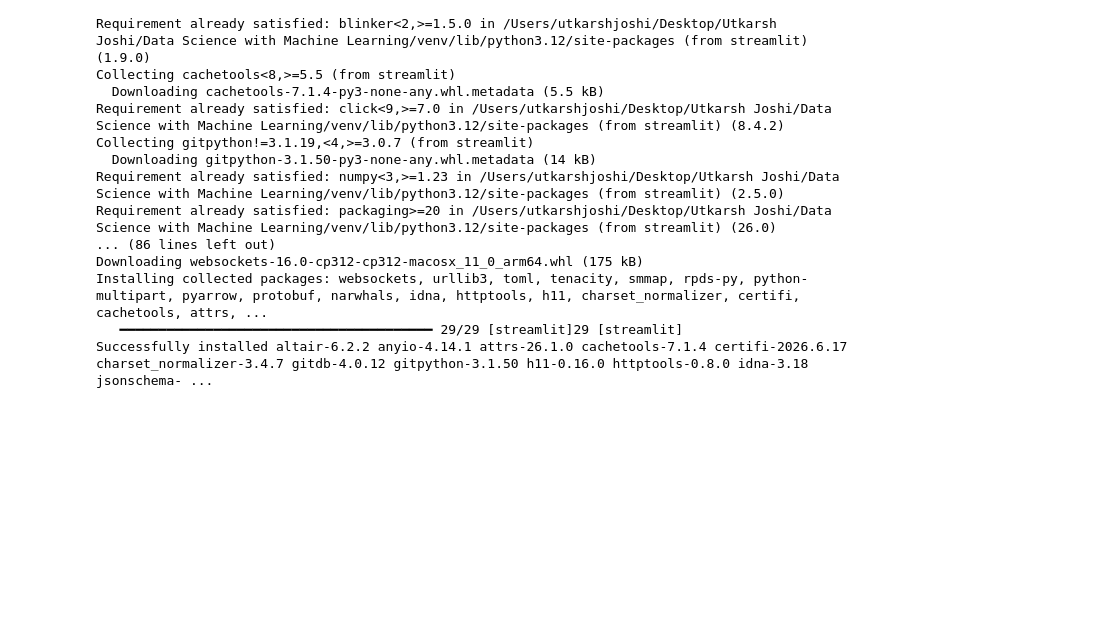
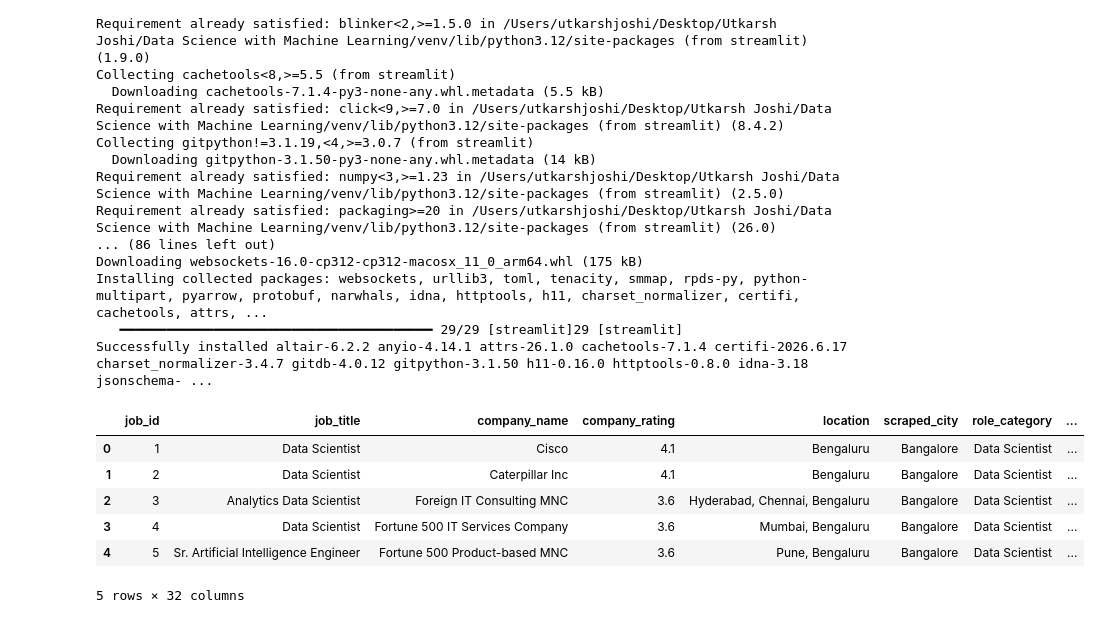
Before and after one commit to utkarshjoshi24/Machine-Learning-, a Jupyter notebook: Streamlit/test.ipynb, the cells around one changed output. Drawn from its saved outputs; the diff is of its cells as text; code cells hidden in the pictures; blank space fills up the shorter version.

```diff
--- a/Streamlit/test.ipynb
+++ b/Streamlit/test.ipynb
@@ -18,3 +18,16 @@ Downloading websockets-16.0-cp312-cp312-macosx_11_0_arm64.whl (175 kB)
 Installing collected packages: websockets, urllib3, toml, tenacity, smmap, rpds-py, python-multipart, pyarrow, protobuf, narwhals, idna, httptools, h11, charset_normalizer, certifi, cachetools, attrs, ...
    ━━━━━━━━━━━━━━━━━━━━━━━━━━━━━━━━━━━━━━━━ 29/29 [streamlit]29 [streamlit]
 Successfully installed altair-6.2.2 anyio-4.14.1 attrs-26.1.0 cachetools-7.1.4 certifi-2026.6.17 charset_normalizer-3.4.7 gitdb-4.0.12 gitpython-3.1.50 h11-0.16.0 httptools-0.8.0 idna-3.18 jsonschema- ...
+# %%
+import pandas as pd
+
+df = pd.read_csv("indian_tech_jobs_2026.csv")
+df.head(5)
+# %% [output]
+|  | job_id | job_title | company_name | company_rating | location | scraped_city | role_category | ... |
+| 0 | 1 | Data Scientist | Cisco | 4.1 | Bengaluru | Bangalore | Data Scientist | ... |
+| 1 | 2 | Data Scientist | Caterpillar Inc | 4.1 | Bengaluru | Bangalore | Data Scientist | ... |
+| 2 | 3 | Analytics Data Scientist | Foreign IT Consulting MNC | 3.6 | Hyderabad, Chennai, Bengaluru | Bangalore | Data Scientist | ... |
+| 3 | 4 | Data Scientist | Fortune 500 IT Services Company | 3.6 | Mumbai, Bengaluru | Bangalore | Data Scientist | ... |
+| 4 | 5 | Sr. Artificial Intelligence Engineer | Fortune 500 Product-based MNC | 3.6 | Pune, Bengaluru | Bangalore | Data Scientist | ... |
+5 rows × 32 columns
```
Also changed, not shown: parts of 7 cells of this notebook, 2 other files.
